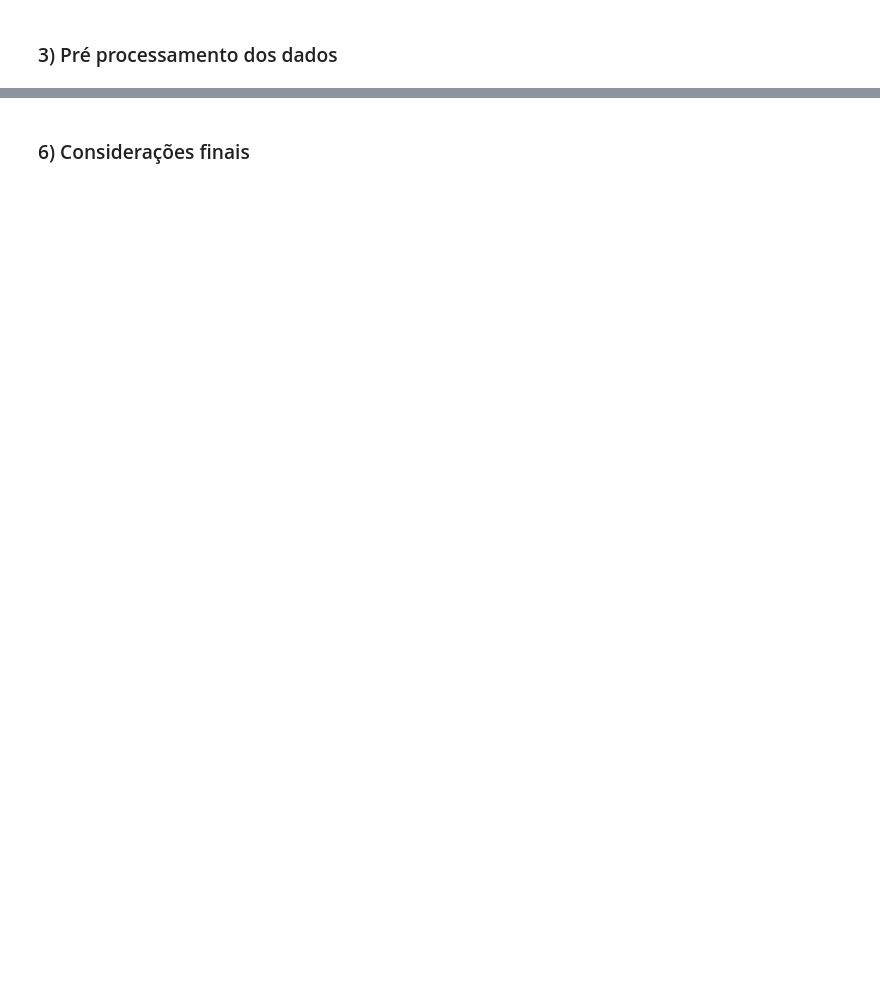
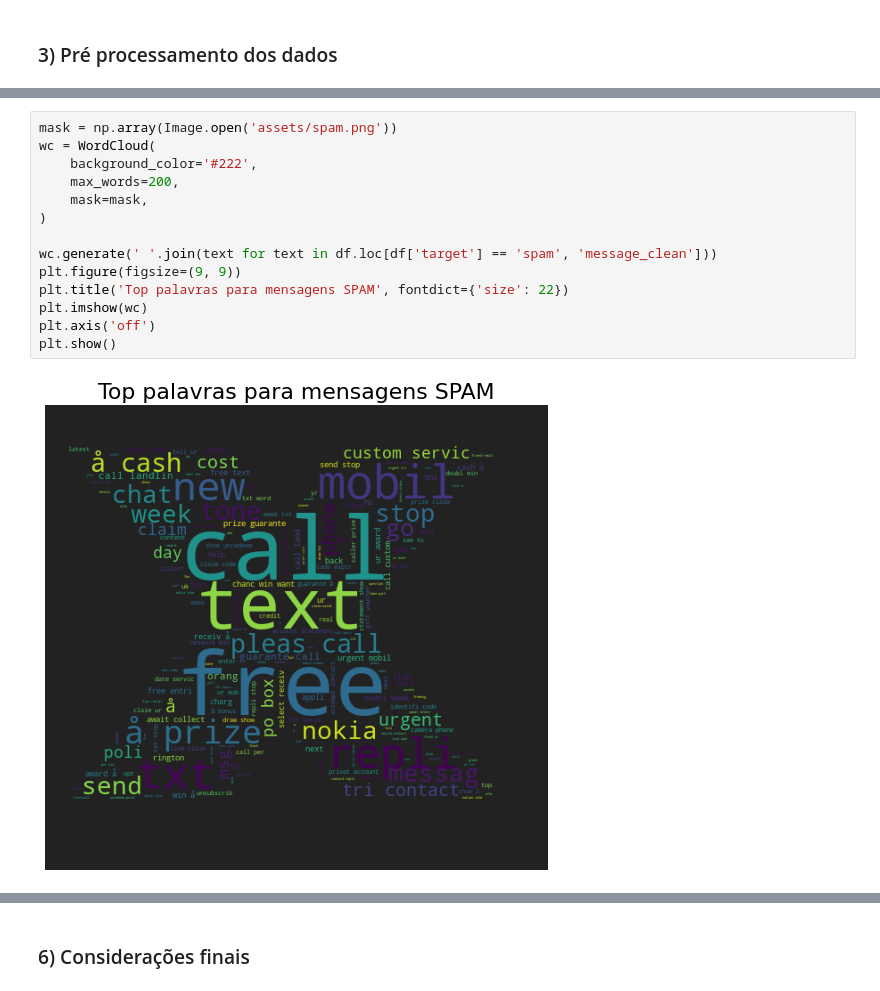
Before and after one commit to Krupique/challenges-kaggle, a Jupyter notebook: challenges/07_SpamClassifier/classifier.ipynb, the cells around one changed output, grey strips where cells are left out. Saved outputs shown, nothing was run; the diff lists cells and outputs as text; blank space fills up the shorter version.

Commit message:
Atualizção do projeto Classificar de Spam utilizando Machine Learning

```diff
--- a/challenges/07_SpamClassifier/classifier.ipynb
+++ b/challenges/07_SpamClassifier/classifier.ipynb
@@ -135,0 +264,16 @@ fig.update_layout(
+# %%
+mask = np.array(Image.open('assets/spam.png'))
+wc = WordCloud(
+    background_color='#222',
+    max_words=200,
+    mask=mask,
+)
+
+wc.generate(' '.join(text for text in df.loc[df['target'] == 'spam', 'message_clean']))
+plt.figure(figsize=(9, 9))
+plt.title('Top palavras para mensagens SPAM', fontdict={'size': 22})
+plt.imshow(wc)
+plt.axis('off')
+plt.show()
+# %% [output]
+[figure, added]
```
Also changed, not shown: parts of 86 cells of this notebook, 4 other files.
